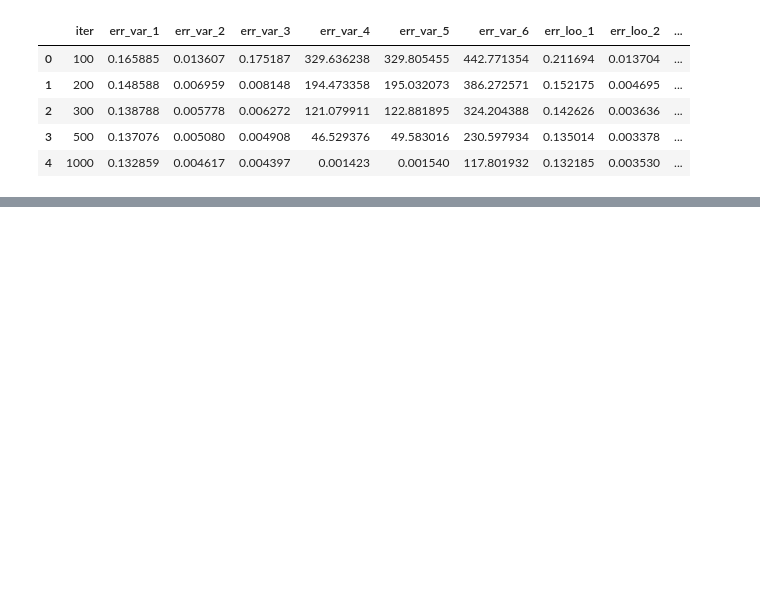
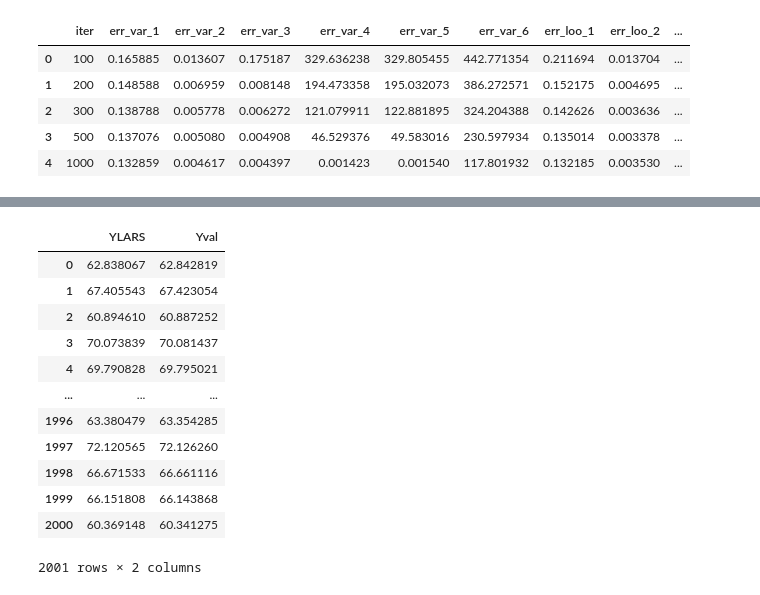
Before and after one commit to uqyge/----PCE, a Jupyter notebook: python/post.ipynb, the cells around one changed output, grey strips where cells are left out. Saved outputs shown, nothing was run; the diff lists cells and outputs as text; code cells hidden in the pictures; blank space fills up the shorter version.

```diff
--- a/python/post.ipynb
+++ b/python/post.ipynb
@@ -52,0 +86,16 @@ px.scatter(df_r2_pce,x='eval',y=['order_1','order_2','order_3','order_4'])
+# %%
+df_r2_lars
+# %% [output]
+|  | YLARS | Yval |
+| 0 | 62.838067 | 62.842819 |
+| 1 | 67.405543 | 67.423054 |
+| 2 | 60.894610 | 60.887252 |
+| 3 | 70.073839 | 70.081437 |
+| 4 | 69.790828 | 69.795021 |
+| ... | ... | ... |
+| 1996 | 63.380479 | 63.354285 |
+| 1997 | 72.120565 | 72.126260 |
+| 1998 | 66.671533 | 66.661116 |
+| 1999 | 66.151808 | 66.143868 |
+| 2000 | 60.369148 | 60.341275 |
+2001 rows × 2 columns
```
Also changed, not shown: parts of 7 cells of this notebook, 11 other files.
